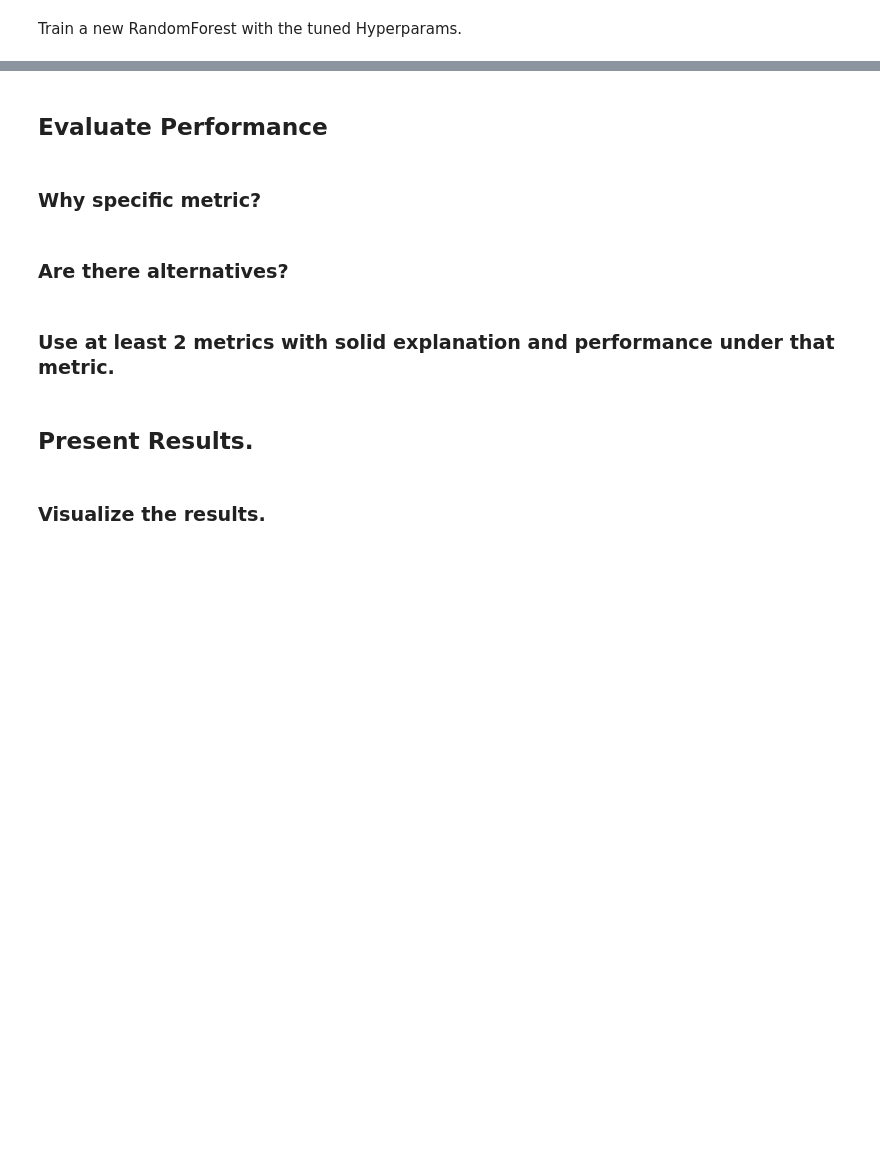
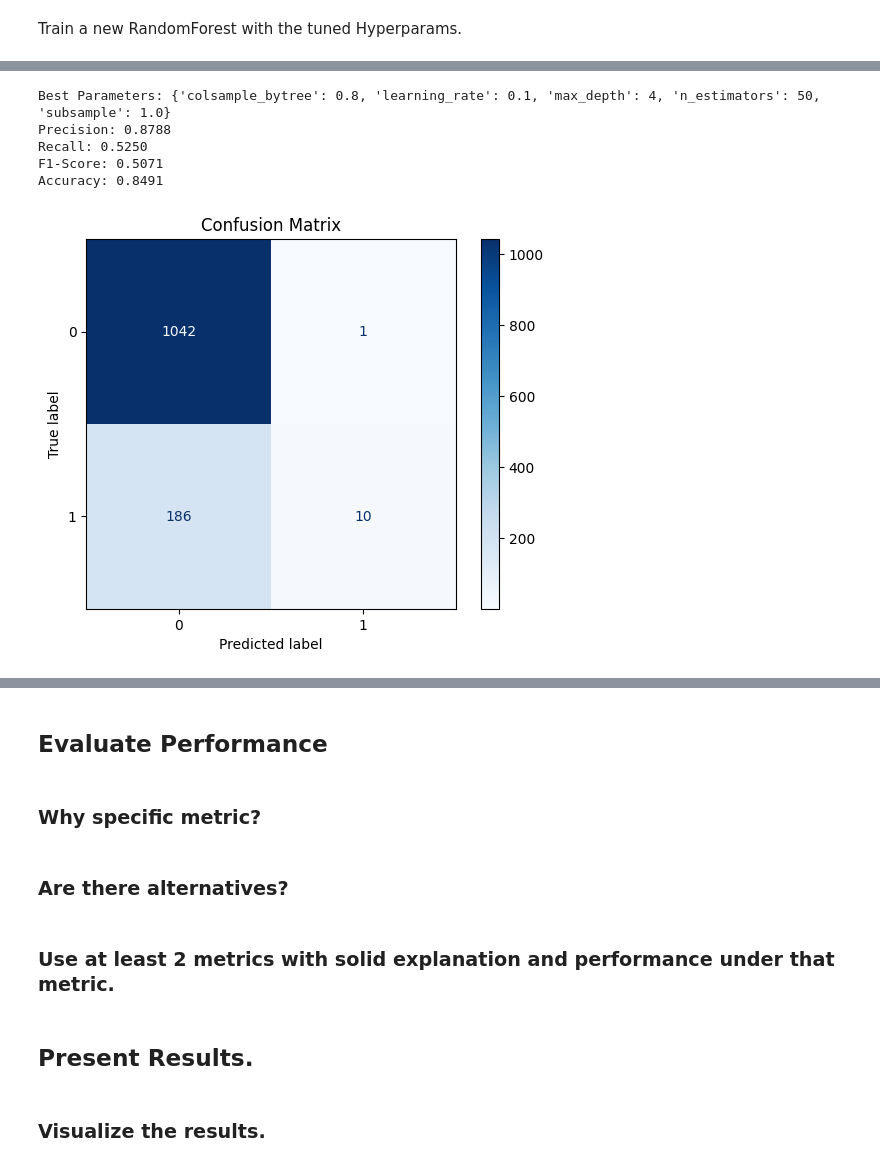
Before and after one commit to toutsos/ml_project, a Jupyter notebook: big-data-ml-project.ipynb, the cells around one changed output, grey strips where cells are left out. Drawn from its saved outputs; the diff is of its cells as text; code cells hidden in the pictures; blank space fills up the shorter version.

```diff
--- a/big-data-ml-project.ipynb
+++ b/big-data-ml-project.ipynb
@@ -774,0 +819,80 @@ Accuracy of the default model: 0.7166666666666667
+# %%
+print(y_train.shape)
+print(y_test.shape)
+print(X_train.shape)
+print(X_test.shape)
+
+param_grid = {
+    'max_depth': [3, 4, 5],
+    'learning_rate': [0.1, 0.2, 0.3],
+    'n_estimators': [50, 100, 200],
+    'subsample': [0.8, 0.9, 1.0],
+    'colsample_bytree': [0.8, 0.9, 1.0]
+}
+
+grid_search = GridSearchCV(xgb.XGBClassifier(objective='binary:logistic', random_state=42), param_grid, cv=3, scoring='accuracy')
+grid_search.fit(X_train, y_train)
+xgb_model = grid_search.best_estimator_
+# %%
+print("Best Parameters:", grid_search.best_params_)
+
+
+xgb_model.set_params(eval_metric='auc')
+
+# Fit the model on the training data
+xgb_model.fit(
+    X_train, y_train,
+    eval_set=[(X_train, y_train), (X_test, y_test)],
+    # early_stopping_rounds=10,  # Stop if no improvement after 10 rounds
+    verbose=False              # Suppress detailed output
+)
+
+# Make predictions
+y_pred = xgb_model.predict(X_test)
+
+# Evaluate performance metrics
+precision = precision_score(y_test, y_pred, average='macro')
+print(f"Precision: {precision:.4f}")
+
+recall = recall_score(y_test, y_pred, average='macro')
+print(f"Recall: {recall:.4f}")
+
+f1 = f1_score(y_test, y_pred, average='macro')
+print(f"F1-Score: {f1:.4f}")
+
+accuracy = accuracy_score(y_test, y_pred)
+print(f"Accuracy: {accuracy:.4f}")
+
+# Compute the confusion matrix
+cm = confusion_matrix(y_test, y_pred)
+
+# Display the confusion matrix
+disp = ConfusionMatrixDisplay(confusion_matrix=cm)
+disp.plot(cmap=plt.cm.Blues)
+plt.title('Confusion Matrix')
+plt.show()
+
+# Get the results of the evaluation
+results = xgb_model.evals_result()
+
+# Extract the training and validation losses
+train_loss = results['validation_0']['auc']
+test_loss = results['validation_1']['auc']
+
+# Plot the losses
+plt.figure(figsize=(10, 6))
+plt.plot(train_loss, label='Train Loss')
+plt.plot(test_loss, label='Validation Loss')
+plt.xlabel('Number of Trees (Boosting Rounds)')
+plt.ylabel('Log Loss')
+plt.title('Learning Curve')
+plt.legend()
+plt.grid(True)
+plt.show()
+# %% [output]
+Best Parameters: {'colsample_bytree': 0.8, 'learning_rate': 0.1, 'max_depth': 4, 'n_estimators': 50, 'subsample': 1.0}
+Precision: 0.8788
+Recall: 0.5250
+F1-Score: 0.5071
+Accuracy: 0.8491
+[figure, added]
```
Also changed, not shown: parts of 12 cells of this notebook.
